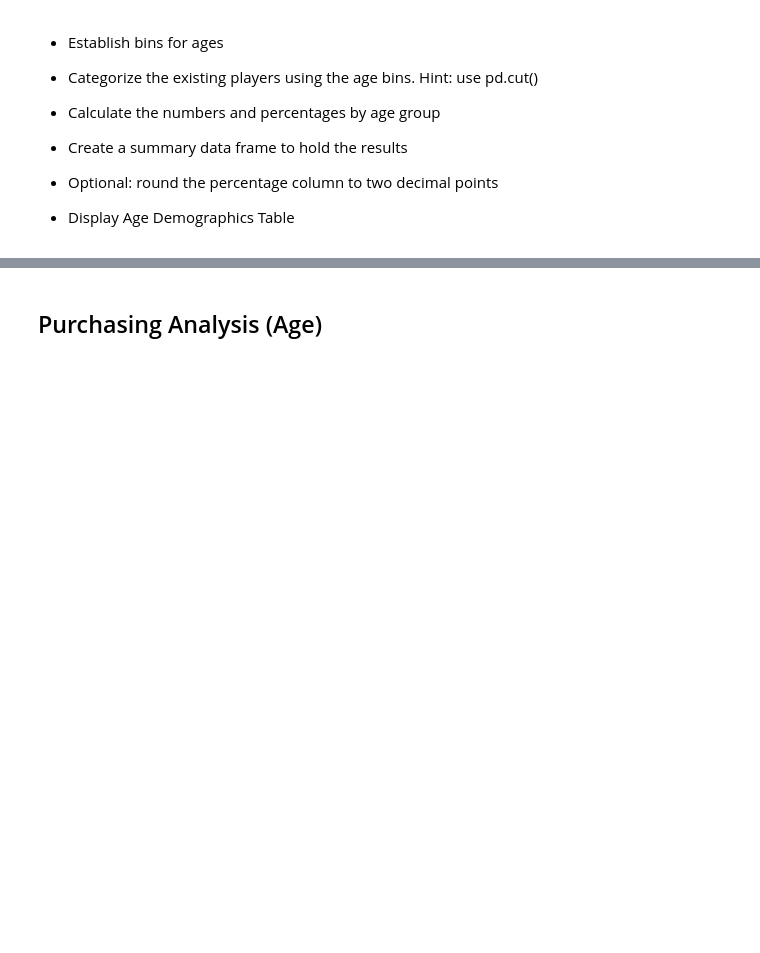
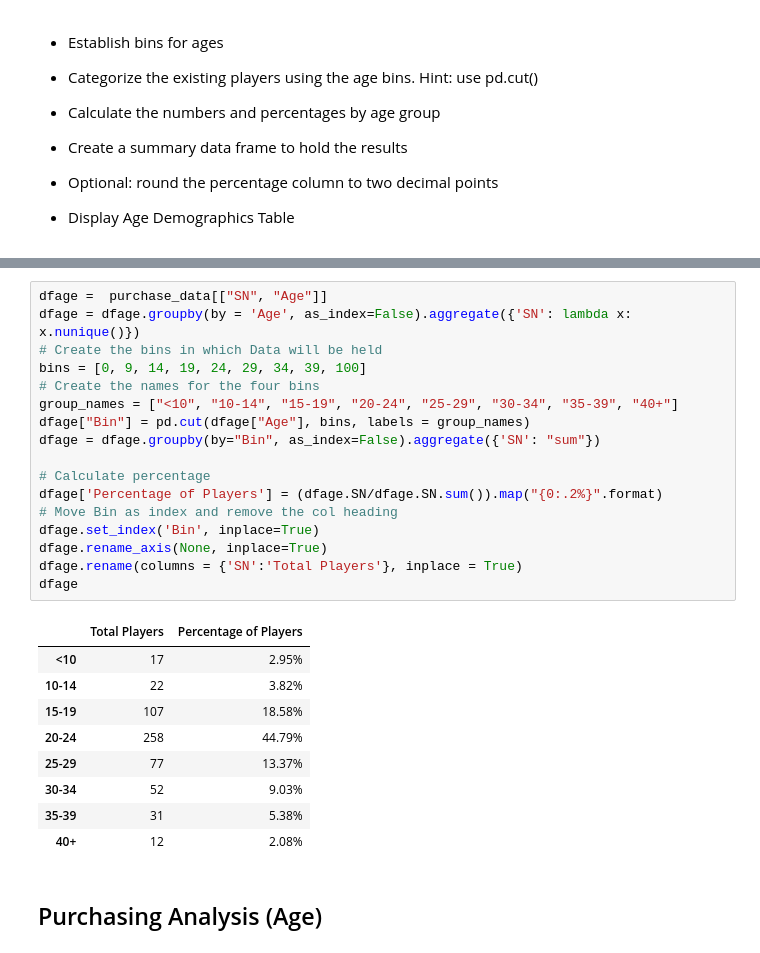
Before and after one commit to mcalambur/python-challenge, a Jupyter notebook: HeroesOfPymoli/HeroesOfPymoli_starter.ipynb, the cells around one changed output, grey strips where cells are left out. Cells and saved outputs as stored; diff of their text form; blank space fills up the shorter version.

```diff
--- a/HeroesOfPymoli/HeroesOfPymoli_starter.ipynb
+++ b/HeroesOfPymoli/HeroesOfPymoli_starter.ipynb
@@ -131,3 +157,30 @@ purch_analysis
+# %%
+dfage =  purchase_data[["SN", "Age"]]
+dfage = dfage.groupby(by = 'Age', as_index=False).aggregate({'SN': lambda x: x.nunique()})
+# Create the bins in which Data will be held
+bins = [0, 9, 14, 19, 24, 29, 34, 39, 100]
+# Create the names for the four bins
+group_names = ["<10", "10-14", "15-19", "20-24", "25-29", "30-34", "35-39", "40+"]
+dfage["Bin"] = pd.cut(dfage["Age"], bins, labels = group_names)
+dfage = dfage.groupby(by="Bin", as_index=False).aggregate({'SN': "sum"})
+
+# Calculate percentage
+dfage['Percentage of Players'] = (dfage.SN/dfage.SN.sum()).map("{0:.2%}".format)
+# Move Bin as index and remove the col heading
+dfage.set_index('Bin', inplace=True)
+dfage.rename_axis(None, inplace=True)
+dfage.rename(columns = {'SN':'Total Players'}, inplace = True)
+dfage
+# %% [output]
+|  | Total Players | Percentage of Players |
+| <10 | 17 | 2.95% |
+| 10-14 | 22 | 3.82% |
+| 15-19 | 107 | 18.58% |
+| 20-24 | 258 | 44.79% |
+| 25-29 | 77 | 13.37% |
+| 30-34 | 52 | 9.03% |
+| 35-39 | 31 | 5.38% |
+| 40+ | 12 | 2.08% |
 # %% [markdown]
 ## Purchasing Analysis (Age)
 # %% [markdown]
```
Also changed, not shown: parts of 9 cells of this notebook.
